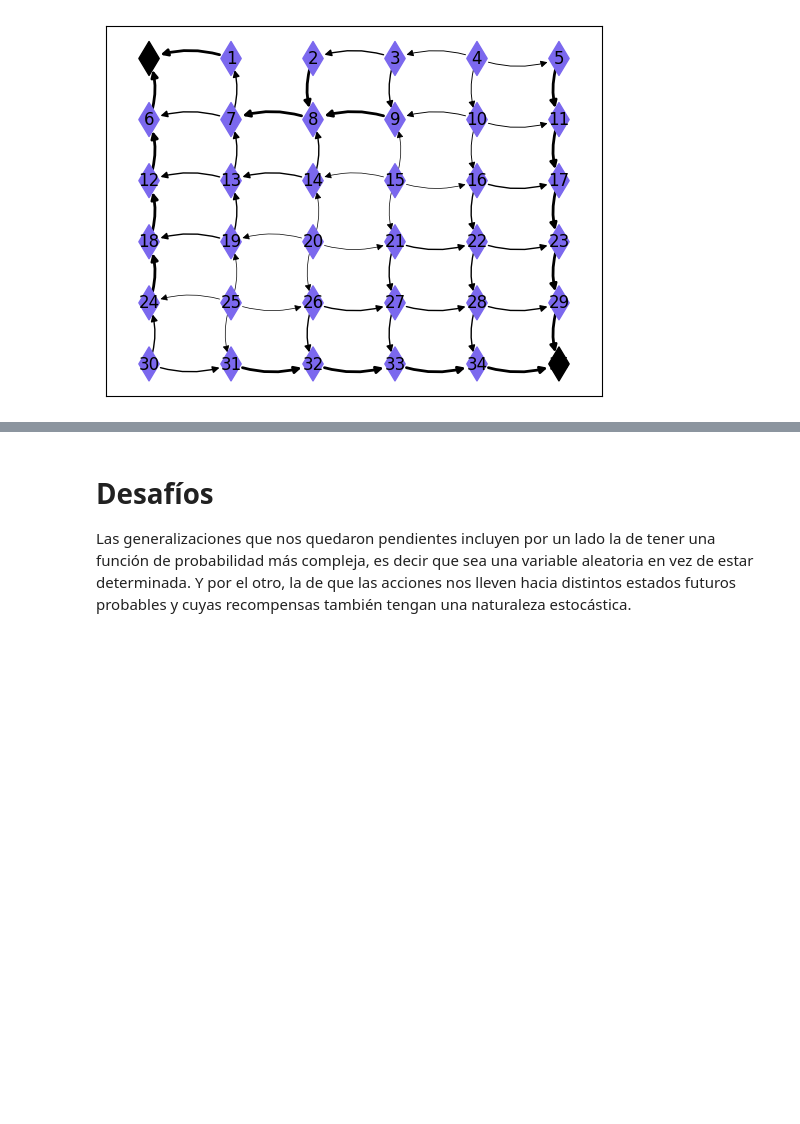
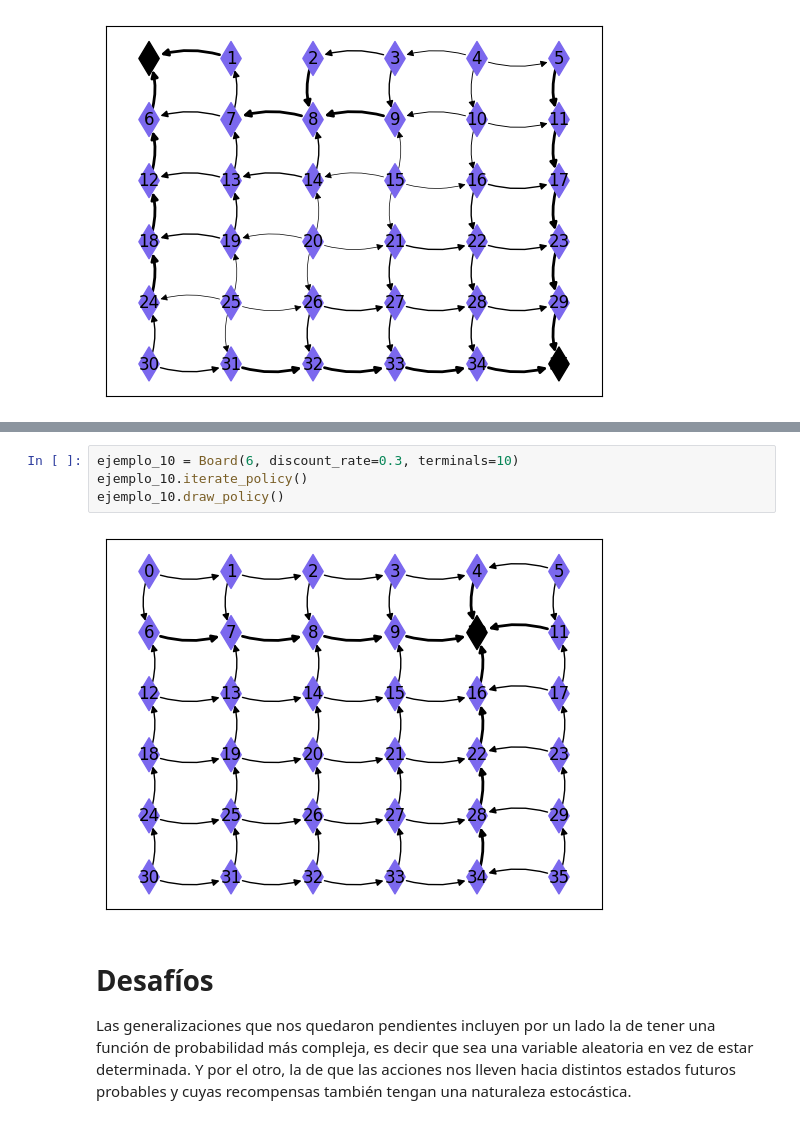
Before and after one commit to castagninojose/opti, a Jupyter notebook: src/reinforcement_lenin/notebooks/informe.ipynb, the cells around one changed output, grey strips where cells are left out. Drawn from its saved outputs; the diff is of its cells as text; blank space fills up the shorter version.

```diff
--- a/src/reinforcement_lenin/notebooks/informe.ipynb
+++ b/src/reinforcement_lenin/notebooks/informe.ipynb
@@ -290,3 +303,9 @@ ejemplo_7.draw_policy()
+# %%
+ejemplo_10 = Board(6, discount_rate=0.3, terminals=10)
+ejemplo_10.iterate_policy()
+ejemplo_10.draw_policy()
+# %% [output]
+[figure, added]
 # %% [markdown]
 # Desafíos
 Las generalizaciones que nos quedaron pendientes incluyen por un lado la de tener una función de probabilidad más compleja, es decir que sea una variable aleatoria en vez de estar determinada. Y por el otro, la de que las acciones nos lleven hacia distintos estados futuros probables y cuyas recompensas también tengan una naturaleza estocástica.
```
Also changed, not shown: parts of 5 cells of this notebook, 2 other files.
